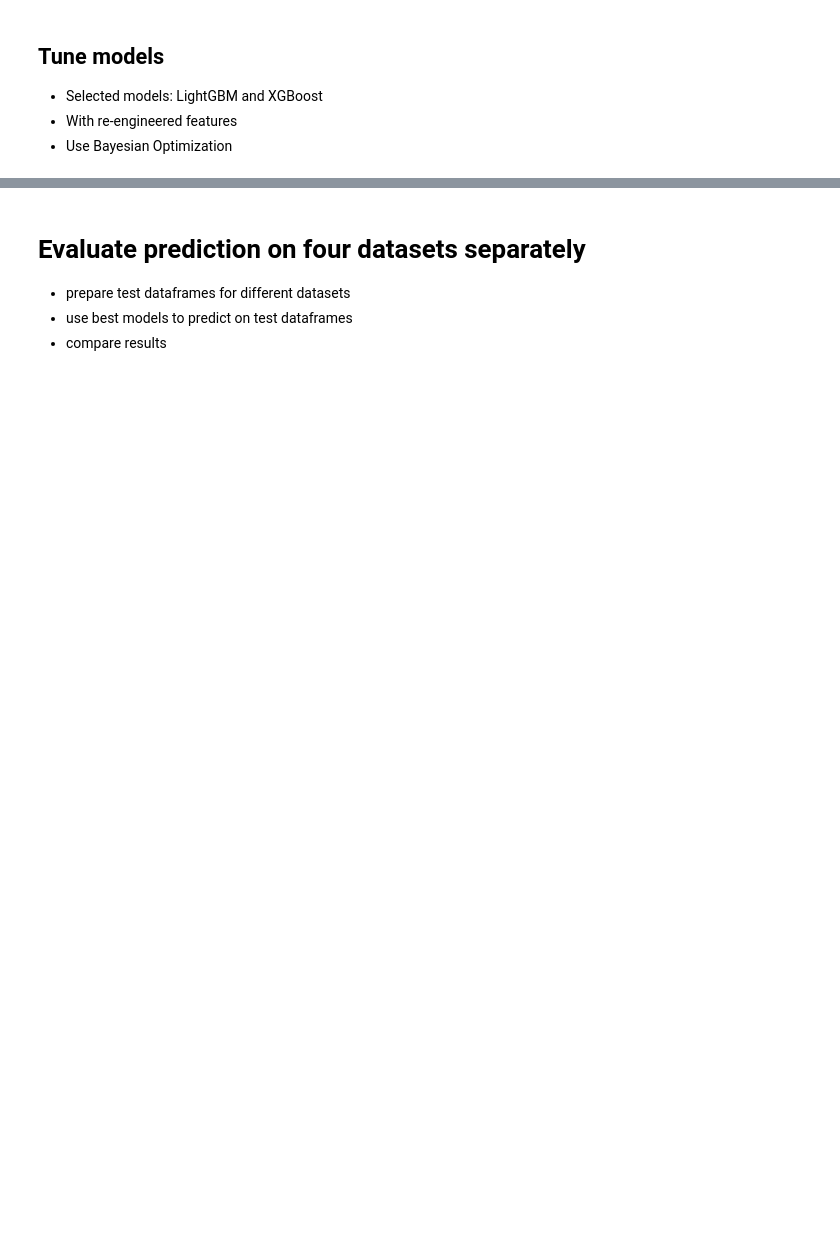
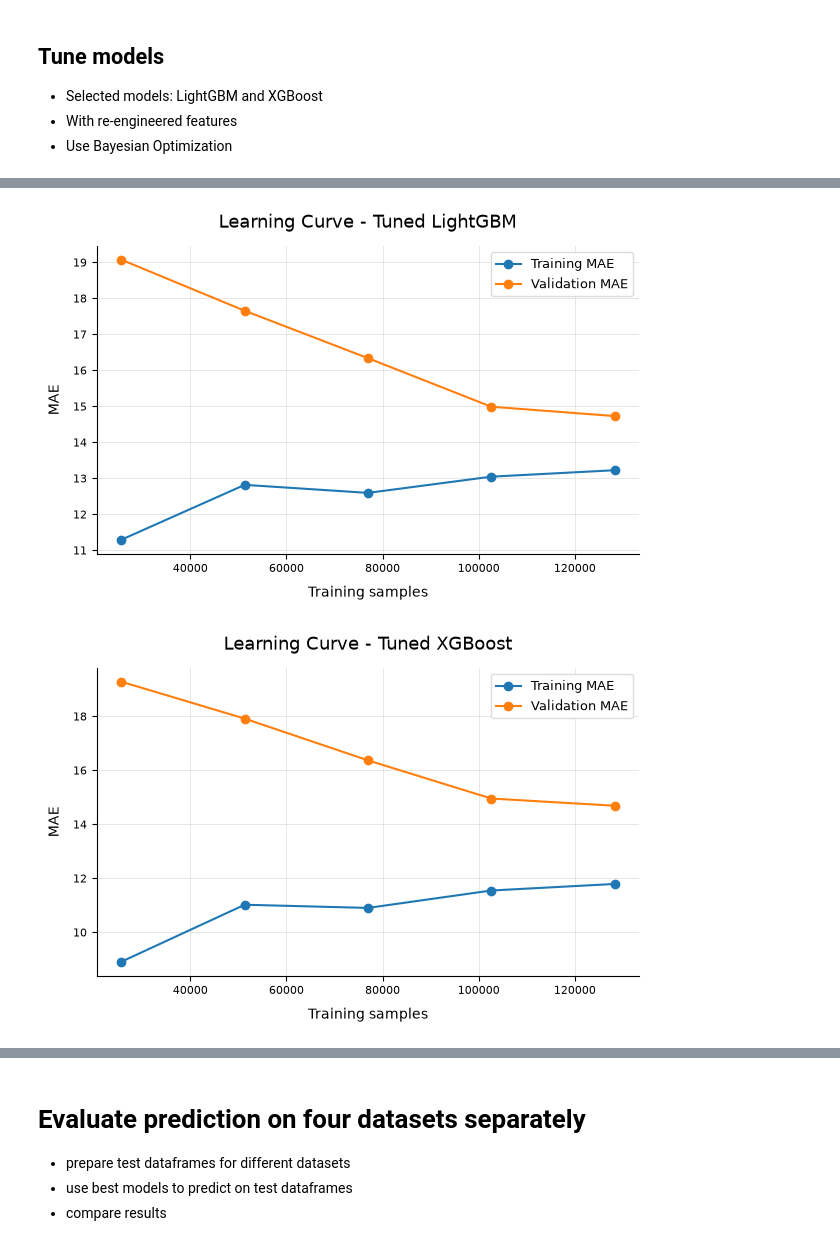
Before and after one commit to SW-oasen/turbine-predictive-maintenance, a Jupyter notebook: notebooks/03_train_evaluate_model.ipynb, the cells around one changed output, grey strips where cells are left out. Cells and saved outputs as stored; diff of their text form; code cells hidden in the pictures; blank space fills up the shorter version.

```diff
--- a/notebooks/03_train_evaluate_model.ipynb
+++ b/notebooks/03_train_evaluate_model.ipynb
@@ -334 +388,8 @@ Tuned XGBoost         18.04      25.46     0.75
+# %%
+# Learning curve of both models
+plot_learning_curve_grouped(best_lgbm, "Tuned LightGBM", feature_train, target_train, df_train_engineered)
+plot_learning_curve_grouped(best_xgb, "Tuned XGBoost", feature_train, target_train, df_train_engineered)
+# %% [output]
+[figure, added]
+[figure, added]
 # %%
```
Also changed, not shown: parts of 18 cells of this notebook, 14 other files.
